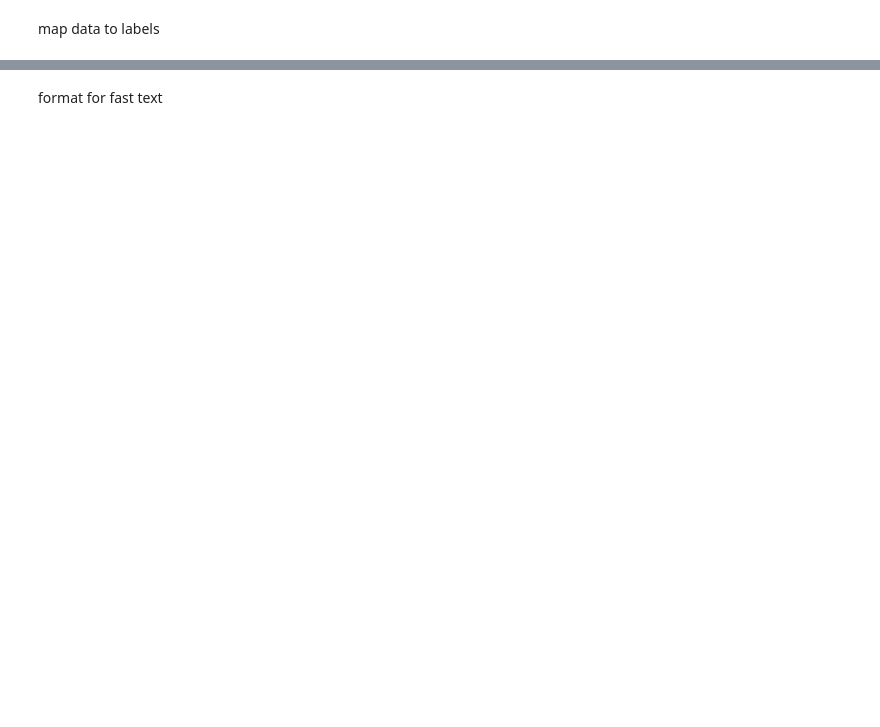
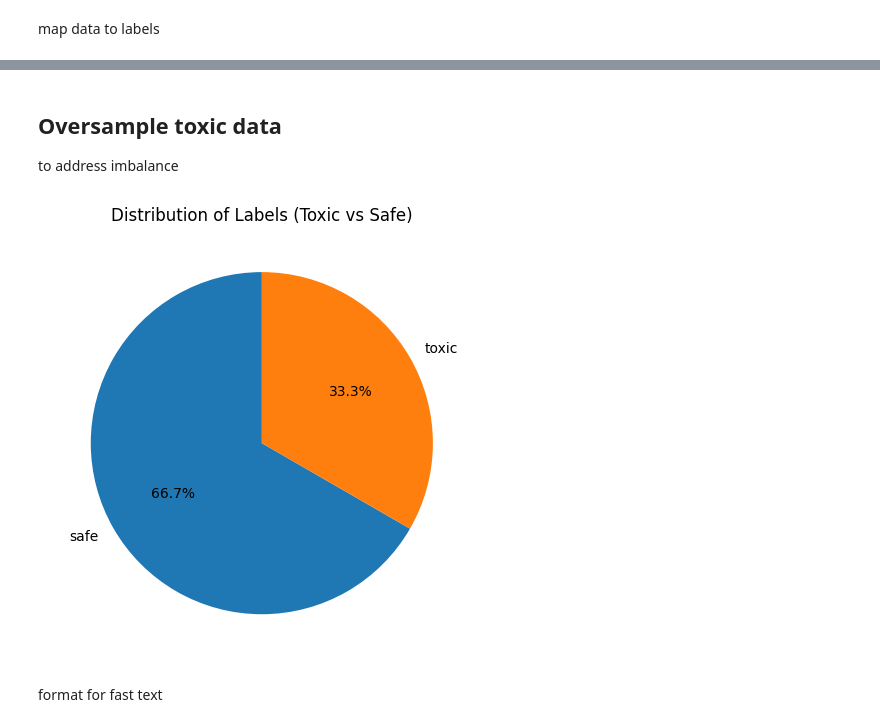
Before and after one commit to InvalcreInc/parental-control-classification, a Jupyter notebook: notebooks/nlp_data_engineering.ipynb, the cells around one changed output, grey strips where cells are left out. Drawn from its saved outputs; the diff is of its cells as text; code cells hidden in the pictures; blank space fills up the shorter version.

```diff
--- a/notebooks/nlp_data_engineering.ipynb
+++ b/notebooks/nlp_data_engineering.ipynb
@@ -77,0 +94,24 @@ data.sample(5)
+# %%
+import re
+import nltk
+from nltk.corpus import stopwords
+
+nltk.download('stopwords')
+
+
+def preprocess_text(text: str) -> str:
+    '''
+    Preprocesses the given text by converting it to lowercase, removing special characters, removing extra whitespaces, and removing stopwords.
+    '''
+    stop_words = set(stopwords.words('english'))
+    text = text.lower()
+    text = re.sub(r'[^\w\s!?.,;]', '', text)
+    text = re.sub(r'\s+', ' ', text).strip()
+    text = ' '.join([word for word in text.split()
+                     if word not in stop_words])
+    return text
+
+
+if __name__ == "__main__":
+    text = "Hello, how are you? This is a sample text."
+    print(preprocess_text(text))
@@ -93,3 +133,20 @@ data.sample(5)
+# %% [markdown]
+## Oversample toxic data
+to address imbalance
+# %%
+toxic_data = data[data['label'] == 'toxic']
+safe_data = data[data['label'] == 'safe']
+oversampled_toxic = toxic_data.sample(n=len(safe_data)//2, replace=True)
+balanced_data = pd.concat([safe_data, oversampled_toxic])
+# %%
+label_counts = balanced_data['label'].value_counts()
+# plt.figure(figsize=(6, 4))
+plt.pie(label_counts, labels=label_counts.index, autopct='%1.1f%%', startangle=90)
+plt.title('Distribution of Labels (Toxic vs Safe)')
+plt.tight_layout()
+plt.show()
+# %% [output]
+[figure, added]
 # %% [markdown]
 format for fast text
 # %%
```
Also changed, not shown: parts of 16 cells of this notebook.
